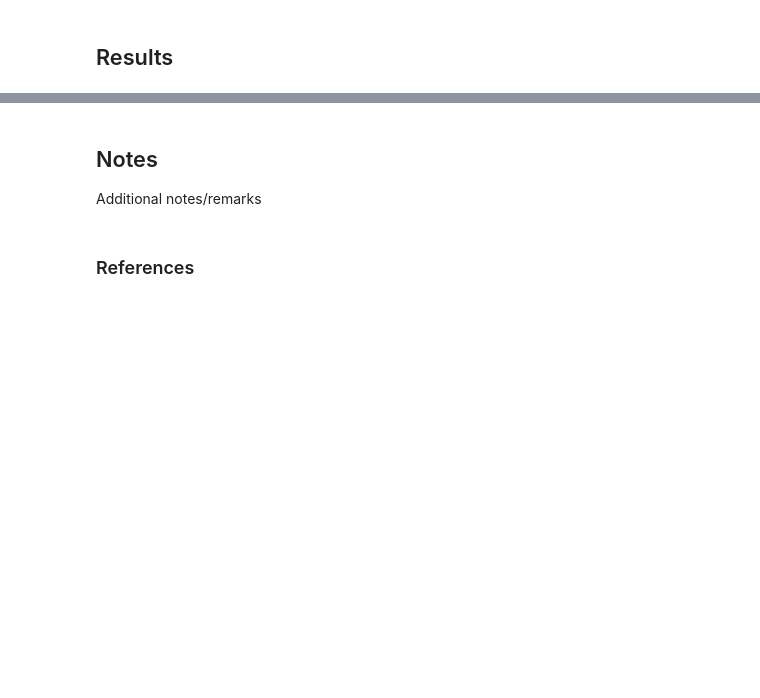
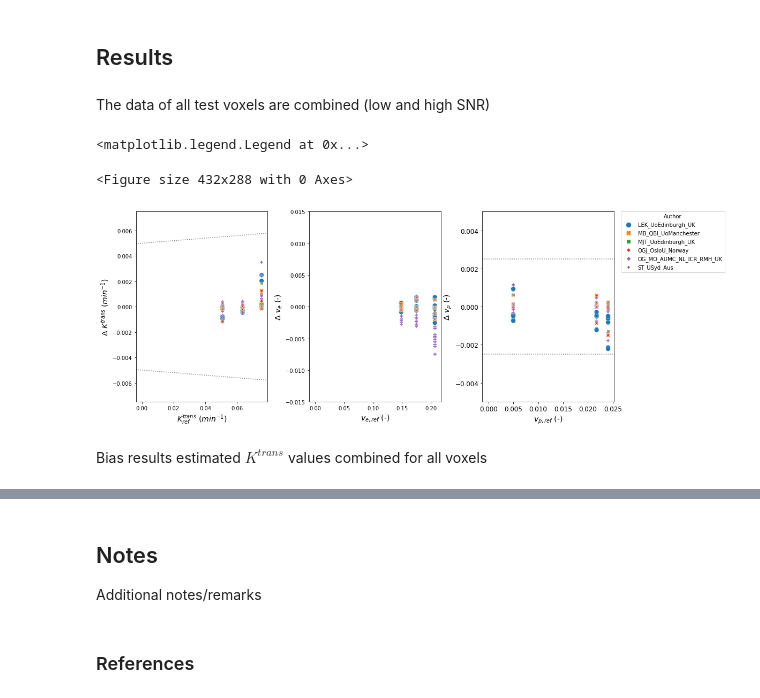
Before and after one commit to OSIPI/DCE-DSC-MRI_CodeCollection, a Jupyter notebook: notebooks/ExtendedToftsModel.ipynb, the cells around one changed output, grey strips where cells are left out. Cells and saved outputs as stored; diff of their text form; code cells hidden in the pictures; blank space fills up the shorter version.

```diff
--- a/notebooks/ExtendedToftsModel.ipynb
+++ b/notebooks/ExtendedToftsModel.ipynb
@@ -18,2 +91,32 @@ Tolerances
+# %%
+# Loop over each entry and collect the dataframe
+df = []
+for entry in meta:
+    if (entry['category'] == 'DCEmodels') & (entry['method'] == 'etofts') :
+        fpath, fname, category, method, author = entry.values()
+        df_entry = pd.read_csv(Path(fpath, fname)).assign(author=author)
+        df.append(df_entry)
+
+# Concat all entries
+df = pd.concat(df)
+# %%
+# label data source
+df['source']=''
+df.loc[df['label'].str.contains('highSNR'),'source']='highSNR'
+df.loc[df['label'].str.contains('_20'),'source']='SNR20'
+df.loc[df['label'].str.contains('_30'),'source']='SNR30'
+df.loc[df['label'].str.contains('_50'),'source']='SNR50'
+df.loc[df['label'].str.contains('_100'),'source']='SNR100'
+
+author_list = df.author.unique()
+no_authors = len(author_list)
+
+# calculate error between measured and reference values
+df['error_Ktrans'] = df['Ktrans_meas'] - df['Ktrans_ref']
+df['error_ve'] = df['ve_meas']- df['ve_ref']
+df['error_vp'] = df['vp_meas']- df['vp_ref']
+
+# tolerances
+tolerances = { 'Ktrans': {'atol' : 0.005, 'rtol': 0.01 },'ve': {'atol':0.05, 'rtol':0}, 'vp': {'atol':0.0025, 'rtol':0}}
 # %% [markdown]
 ## Results
@@ -21,0 +123,23 @@ Tolerances
+# %% [markdown]
+The data of all test voxels are combined (low and high SNR)
+# %%
+plt.figure()
+fig, ax = plt.subplots(1,3, sharey='none', figsize=(15,6))
+plot_bland_altman(ax[0], df, tolerances, 'Ktrans', ylim=(-0.0075,0.0075),label_xaxis='$K^{trans}_{ref}$ ($min^{-1}$)',label_yaxis='$\Delta$ $K^{trans}$ ($min^{-1}$)')
+
+plot_bland_altman(ax[1], df, tolerances, 've', ylim=(-0.015,0.015),label_xaxis='$v_{e,ref}$ (-)',label_yaxis='$\Delta$ $v_{e}$ (-)')
+plot_bland_altman(ax[2], df, tolerances, 'vp', ylim=(-0.005,0.005),label_xaxis='$v_{p,ref}$ (-)',label_yaxis='$\Delta$ $v_{p}$ (-)')
+fig.tight_layout()
+fig.subplots_adjust(left=0.15, top=0.95)
+
+# Hide the legend for the left subplot
+ax[0].get_legend().set_visible(False)
+ax[1].get_legend().set_visible(False)
+# Set the position of the legend
+plt.legend(bbox_to_anchor=(1.05, 1), title='Author', loc='upper left', borderaxespad=0)
+# %% [output]
+<matplotlib.legend.Legend at 0x...>
+<Figure size 432x288 with 0 Axes>
+[figure, added]
+# %% [markdown]
+Bias results estimated $K^{trans}$ values combined for all voxels
```
Also changed, not shown: parts of 14 cells of this notebook, 19 other files.
